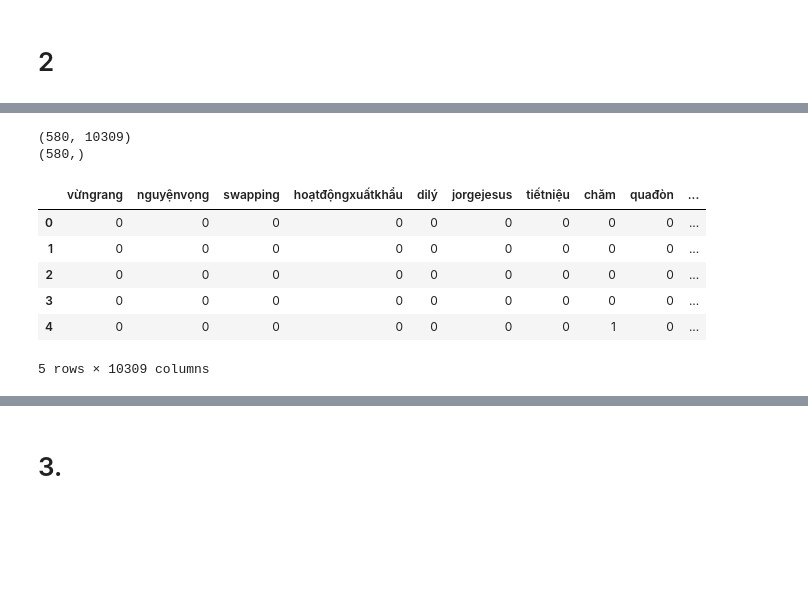
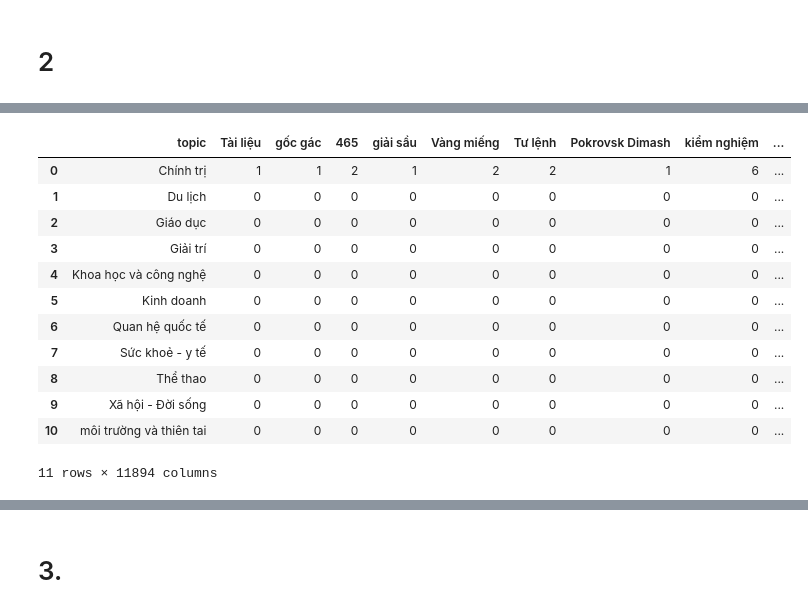
Before and after one commit to Avcuongy/NLP-Labs-UEH, a Jupyter notebook: NLP_News_CS_2025.ipynb, the cells around one changed output, grey strips where cells are left out. Drawn from its saved outputs; the diff is of its cells as text; code cells hidden in the pictures; blank space fills up the shorter version.

```diff
--- a/NLP_News_CS_2025.ipynb
+++ b/NLP_News_CS_2025.ipynb
@@ -264,29 +203,45 @@ Tổng số từ độc quyền sau khi loại: 10309
-# %%
-# Tạo feature
-features_reduced = []
-for t in df['text']:
-    counts = Counter(tokenize(t))
-    row = {word: counts.get(word, 0) for word in exclusive_words}
-    features_reduced.append(row)
-
-X2 = pd.DataFrame(features_reduced)
-y2 = df['topic']
-
-X2 = X2.reset_index(drop=True)
-y2 = y2.reset_index(drop=True)
-
-print(X2.shape)
-print(y2.shape)
-# %% [output]
-(580, 10309)
-(580,)
-# %%
-X2.head()
-# %% [output]
-|  | vừngrang | nguyệnvọng | swapping | hoạtđộngxuấtkhẩu | dilý | jorgejesus | tiếtniệu | chăm | quađòn | ... |
-| 0 | 0 | 0 | 0 | 0 | 0 | 0 | 0 | 0 | 0 | ... |
-| 1 | 0 | 0 | 0 | 0 | 0 | 0 | 0 | 0 | 0 | ... |
-| 2 | 0 | 0 | 0 | 0 | 0 | 0 | 0 | 0 | 0 | ... |
-| 3 | 0 | 0 | 0 | 0 | 0 | 0 | 0 | 0 | 0 | ... |
-| 4 | 0 | 0 | 0 | 0 | 0 | 0 | 0 | 1 | 0 | ... |
-5 rows × 10309 columns
+# %%
+# Gộp và tách từ
+combined_df["text"] = combined_df["title"] + "|" + combined_df["content"]
+combined_df["tokens"] = combined_df["text"].apply(lambda x: [t.strip() for t in x.split("|") if t.strip()])
+
+# Gom token theo topic
+topic_tokens = combined_df.groupby("topic")["tokens"].sum()
+
+# Tạo set từ cho mỗi topic
+topic_word_sets = {topic: set(tokens) for topic, tokens in topic_tokens.items()}
+
+# Tìm giao các từ giữa các topic
+common_words = set()
+topics = list(topic_word_sets.keys())
+for i in range(len(topics)):
+    for j in range(i+1, len(topics)):
+        common_words |= (topic_word_sets[topics[i]] & topic_word_sets[topics[j]])
+
+# Loại bỏ từ chung ra khỏi từng topic
+unique_topic_tokens = {topic: [w for w in tokens if w not in common_words]
+                       for topic, tokens in topic_tokens.items()}
+
+# Đếm tần suất trong từ còn lại
+unique_word_counts = {topic: Counter(words) for topic, words in unique_topic_tokens.items()}
+
+# Biến thành DataFrame
+filtered_bow_df = pd.DataFrame(unique_word_counts).fillna(0).astype(int).T
+
+filtered_bow_df = filtered_bow_df.reset_index().rename(columns={"index": "topic"})
+
+filtered_bow_df
+# %% [output]
+|  | topic | Tài liệu | gốc gác | 465 | giải sầu | Vàng miếng | Tư lệnh | Pokrovsk Dimash | kiểm nghiệm | ... |
+| 0 | Chính trị | 1 | 1 | 2 | 1 | 2 | 2 | 1 | 6 | ... |
+| 1 | Du lịch | 0 | 0 | 0 | 0 | 0 | 0 | 0 | 0 | ... |
+| 2 | Giáo dục | 0 | 0 | 0 | 0 | 0 | 0 | 0 | 0 | ... |
+| 3 | Giải trí | 0 | 0 | 0 | 0 | 0 | 0 | 0 | 0 | ... |
+| 4 | Khoa học và công nghệ | 0 | 0 | 0 | 0 | 0 | 0 | 0 | 0 | ... |
+| 5 | Kinh doanh | 0 | 0 | 0 | 0 | 0 | 0 | 0 | 0 | ... |
+| 6 | Quan hệ quốc tế | 0 | 0 | 0 | 0 | 0 | 0 | 0 | 0 | ... |
+| 7 | Sức khoẻ - y tế | 0 | 0 | 0 | 0 | 0 | 0 | 0 | 0 | ... |
+| 8 | Thể thao | 0 | 0 | 0 | 0 | 0 | 0 | 0 | 0 | ... |
+| 9 | Xã hội - Đời sống | 0 | 0 | 0 | 0 | 0 | 0 | 0 | 0 | ... |
+| 10 | môi trường và thiên tai | 0 | 0 | 0 | 0 | 0 | 0 | 0 | 0 | ... |
+11 rows × 11894 columns
```
Also changed, not shown: parts of 17 cells of this notebook, 2 other files.
